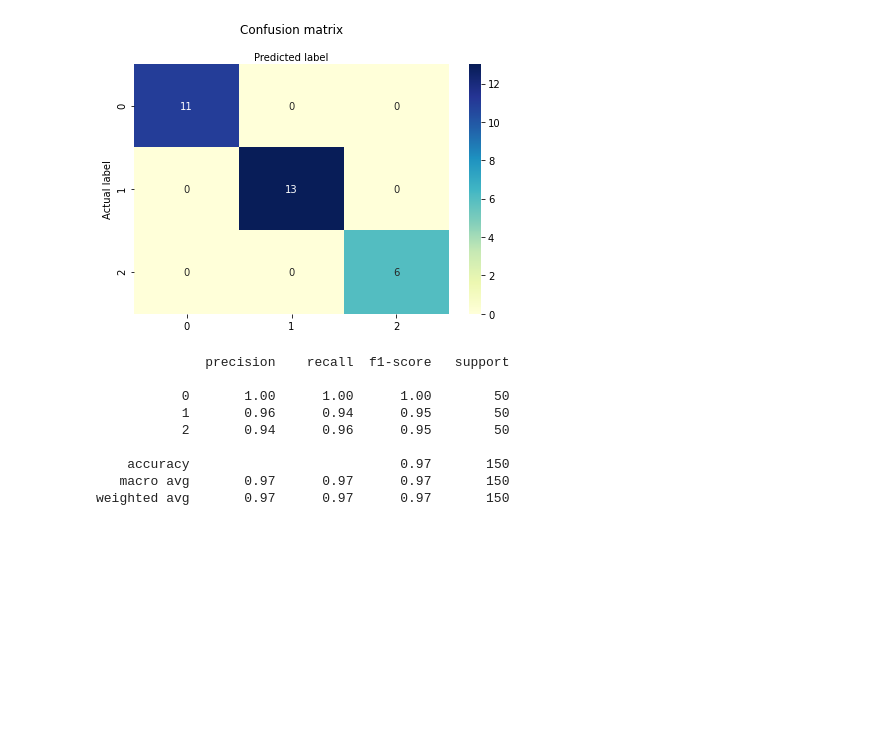
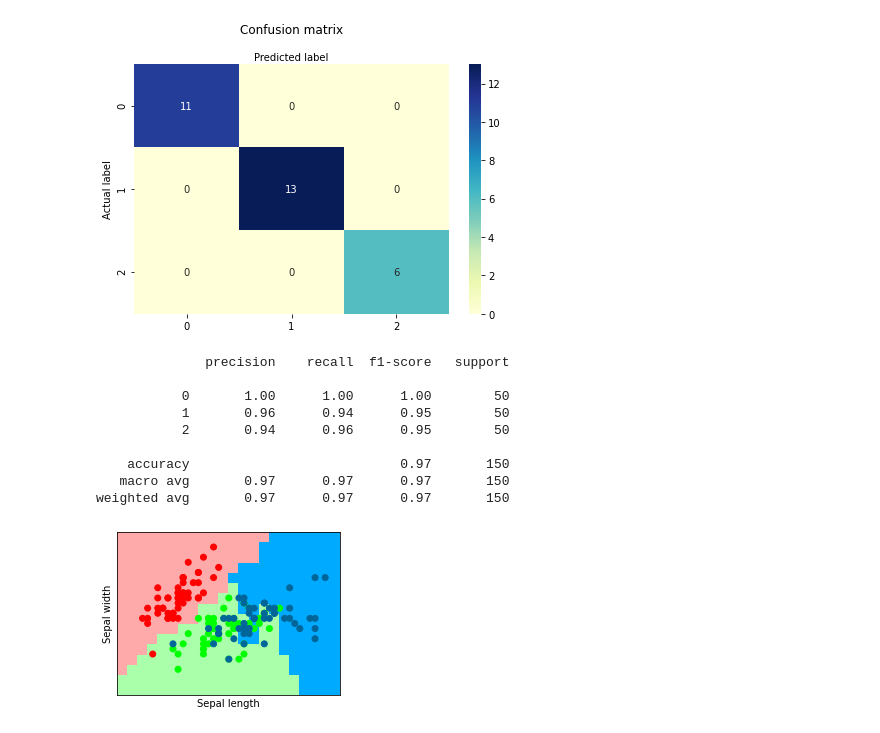
Before and after one commit to Shanks0465/Dataset-Journey, a Jupyter notebook: K-Nearest-Neighbor-Classification-Iris_Dataset.ipynb, the cells around one changed output. Saved outputs shown, nothing was run; the diff lists cells and outputs as text; code cells hidden in the pictures; blank space fills up the shorter version.

Commit message:
Added KNN Visualization to Notebook

```diff
--- a/K-Nearest-Neighbor-Classification-Iris_Dataset.ipynb
+++ b/K-Nearest-Neighbor-Classification-Iris_Dataset.ipynb
@@ -255,3 +256,39 @@ print(metrics.classification_report(y, Finalknn.predict(X))) # Displays a compre
     accuracy                           0.97       150
    macro avg       0.97      0.97      0.97       150
 weighted avg       0.97      0.97      0.97       150
+# %%
+# Now let us plot the classifier boundaries as plot
+# Run the model for first two features alone
+plotknn=KNeighborsClassifier(n_neighbors=6)
+plotknn.fit(X[:,:2],y)
+h=0.2
+#Assign the boundary values
+x_min, x_max = X[:,0].min() - .5, X[:,0].max() + .5
+y_min, y_max = X[:,1].min() - .5, X[:,1].max() + .5
+# %%
+# Create the grid
+xx, yy = np.meshgrid(np.arange(x_min, x_max, h), np.arange(y_min, y_max, h))
+# %%
+# Run the model
+Z = plotknn.predict(np.c_[xx.ravel(), yy.ravel()])
+# %%
+#Set datapoints color and Boundary region colors and plot
+cmap_light = ListedColormap(['#FFAAAA', '#AAFFAA','#00AAFF'])
+cmap_bold = ListedColormap(['#FF0000', '#00FF00','#006699'])
+Z = Z.reshape(xx.shape)
+plt.figure(1, figsize=(4, 3))
+plt.set_cmap(plt.cm.Paired)
+plt.pcolormesh(xx, yy, Z,cmap=cmap_light)
+
+plt.scatter(X[:,0], X[:,1],c=Y,cmap=cmap_bold )
+plt.xlabel('Sepal length')
+plt.ylabel('Sepal width')
+
+plt.xlim(xx.min(), xx.max())
+plt.ylim(yy.min(), yy.max())
+plt.xticks(())
+plt.yticks(())
+
+plt.show()
+# %% [output]
+[figure, added]
```
Also changed, not shown: parts of 3 cells of this notebook.
